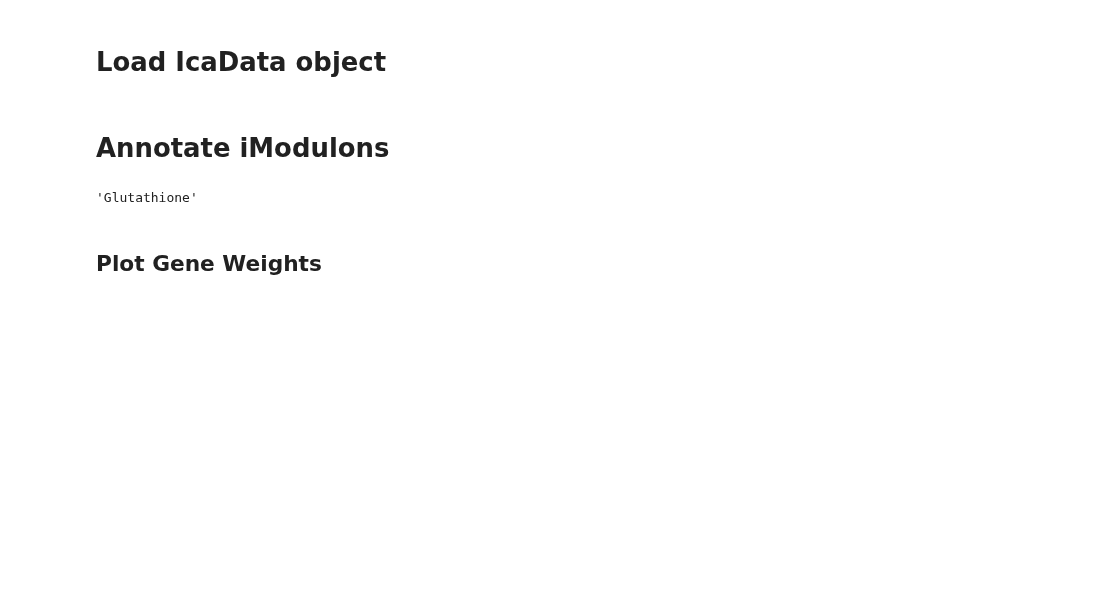
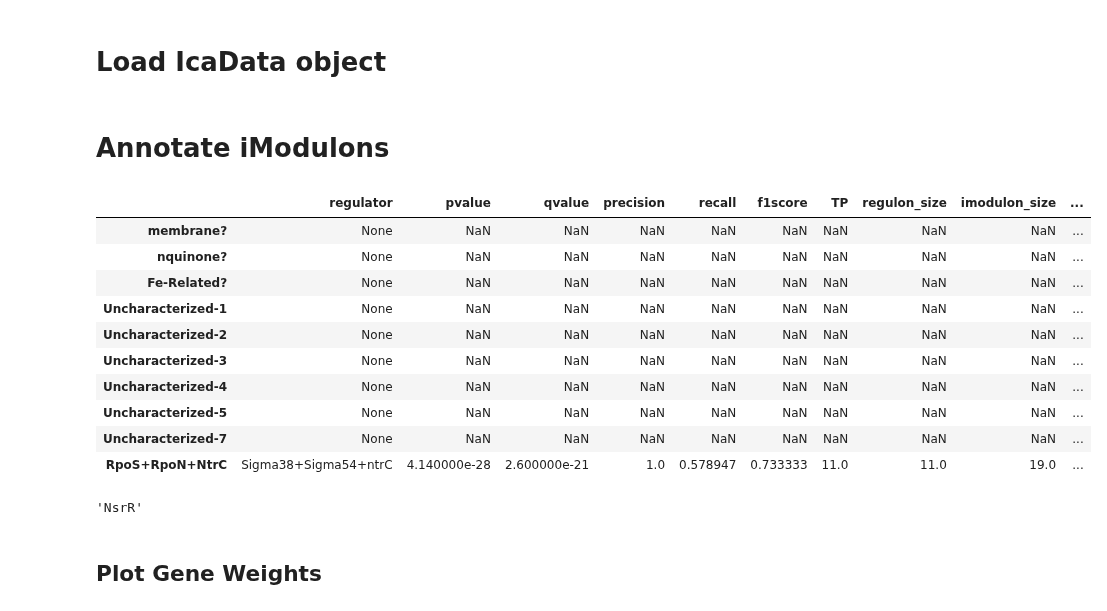
Before and after one commit to SBRG/precise2, a Jupyter notebook: notebooks/manual_imodulon_annotation.ipynb, the cells around one changed output. Saved outputs shown, nothing was run; the diff lists cells and outputs as text; code cells hidden in the pictures; blank space fills up the shorter version.

```diff
--- a/notebooks/manual_imodulon_annotation.ipynb
+++ b/notebooks/manual_imodulon_annotation.ipynb
@@ -11,11 +14,27 @@ pd.set_option('display.max_rows', 200)
 ica_data = load_json_model('../data/precise2/precise2.json.gz')
 # %% [markdown]
 # Annotate iModulons
-# %%
-iM_to_annotate = ica_data.imodulon_names[216]
-iM_to_annotate
-# %% [output]
-'Glutathione'
+# %%
+ims_to_annotate = ica_data.imodulon_table[ica_data.imodulon_table['note'].notna()]
+ims_to_annotate
+# %% [output]
+|  | regulator | pvalue | qvalue | precision | recall | f1score | TP | regulon_size | imodulon_size | ... |
+| membrane? | None | NaN | NaN | NaN | NaN | NaN | NaN | NaN | NaN | ... |
+| nquinone? | None | NaN | NaN | NaN | NaN | NaN | NaN | NaN | NaN | ... |
+| Fe-Related? | None | NaN | NaN | NaN | NaN | NaN | NaN | NaN | NaN | ... |
+| Uncharacterized-1 | None | NaN | NaN | NaN | NaN | NaN | NaN | NaN | NaN | ... |
+| Uncharacterized-2 | None | NaN | NaN | NaN | NaN | NaN | NaN | NaN | NaN | ... |
+| Uncharacterized-3 | None | NaN | NaN | NaN | NaN | NaN | NaN | NaN | NaN | ... |
+| Uncharacterized-4 | None | NaN | NaN | NaN | NaN | NaN | NaN | NaN | NaN | ... |
+| Uncharacterized-5 | None | NaN | NaN | NaN | NaN | NaN | NaN | NaN | NaN | ... |
+| Uncharacterized-7 | None | NaN | NaN | NaN | NaN | NaN | NaN | NaN | NaN | ... |
+| RpoS+RpoN+NtrC | Sigma38+Sigma54+ntrC | 4.140000e-28 | 2.600000e-21 | 1.0 | 0.578947 | 0.733333 | 11.0 | 11.0 | 19.0 | ... |
+# %%
+#iM_to_annotate = list(ims_to_annotate.index)[35]
+iM_to_annotate = 'NsrR'
+iM_to_annotate
+# %% [output]
+'NsrR'
 # %% [markdown]
 ## Plot Gene Weights
 # %%
```
Also changed, not shown: parts of 5 cells of this notebook, 3 other files.
